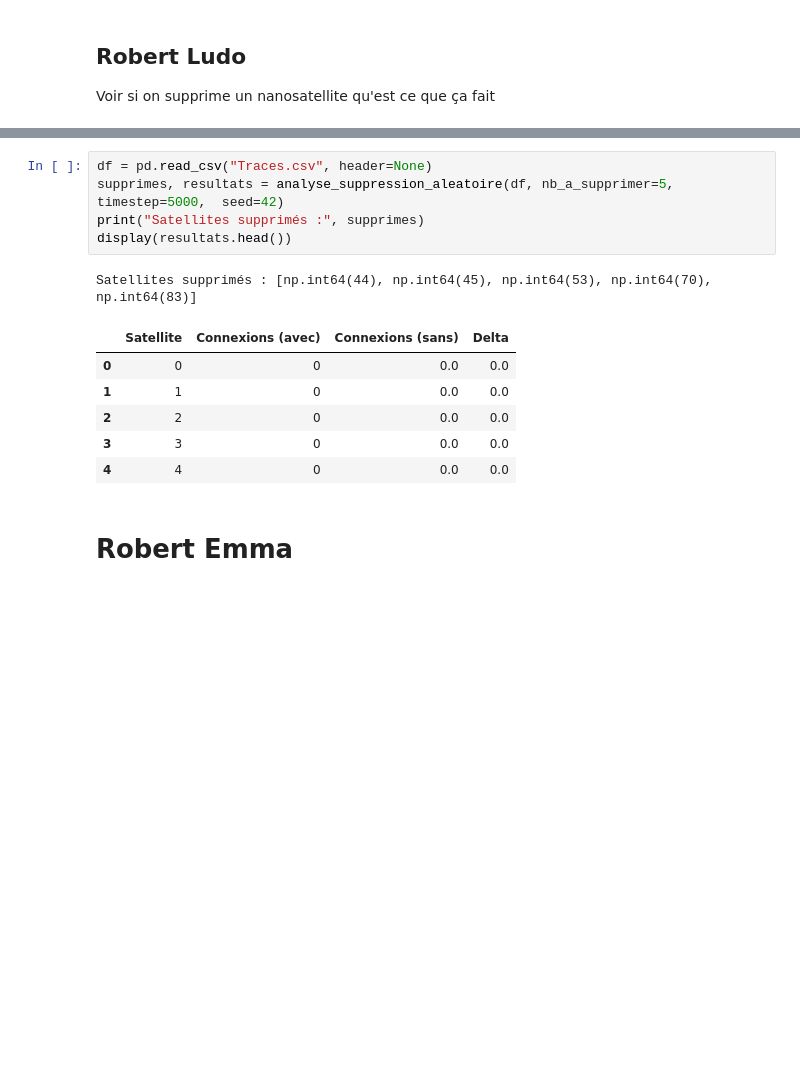
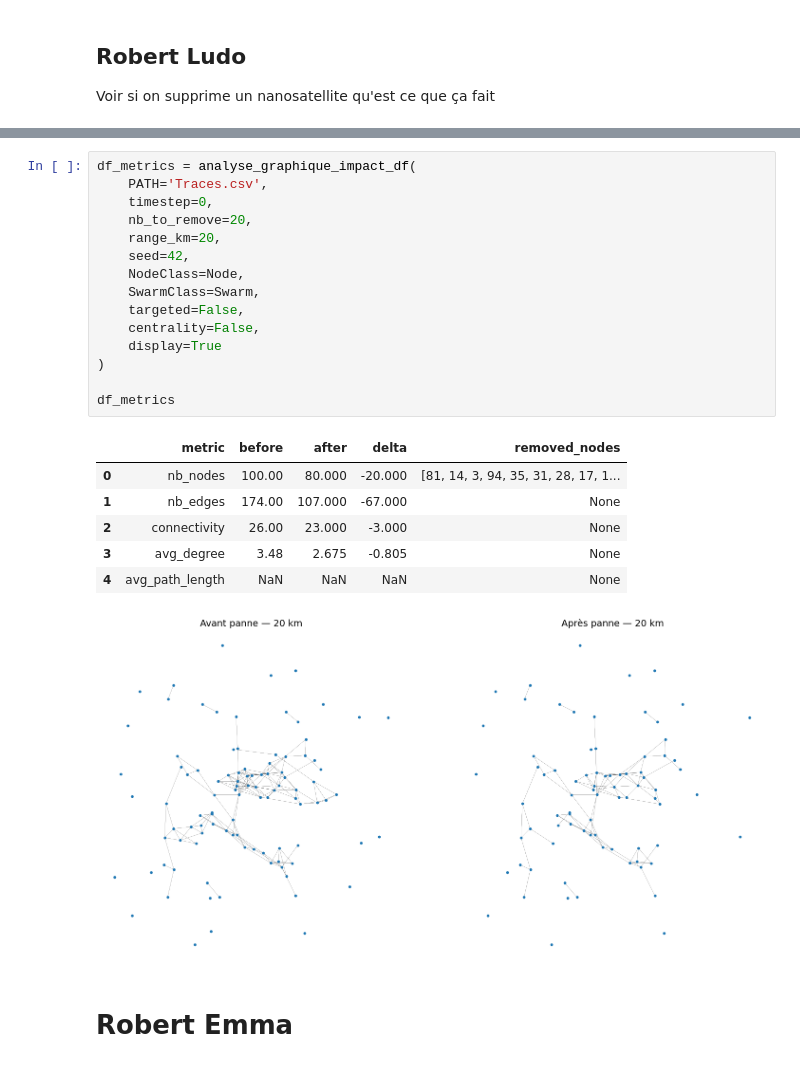
Before and after one commit to Emma-html/projet_reseaux_IA, a Jupyter notebook: partie2.ipynb, the cells around one changed output, grey strips where cells are left out. Cells and saved outputs as stored; diff of their text form; blank space fills up the shorter version.

```diff
--- a/partie2.ipynb
+++ b/partie2.ipynb
@@ -138,16 +167,26 @@ def analyse_suppression_aleatoire(df, nb_a_supprimer, timestep=5000, threshold_k
-# %%
-df = pd.read_csv("Traces.csv", header=None)
-supprimes, resultats = analyse_suppression_aleatoire(df, nb_a_supprimer=5, timestep=5000,  seed=42)
-print("Satellites supprimés :", supprimes)
-display(resultats.head())
-# %% [output]
-Satellites supprimés : [np.int64(44), np.int64(45), np.int64(53), np.int64(70), np.int64(83)]
-|  | Satellite | Connexions (avec) | Connexions (sans) | Delta |
-| 0 | 0 | 0 | 0.0 | 0.0 |
-| 1 | 1 | 0 | 0.0 | 0.0 |
-| 2 | 2 | 0 | 0.0 | 0.0 |
-| 3 | 3 | 0 | 0.0 | 0.0 |
-| 4 | 4 | 0 | 0.0 | 0.0 |
+# %%
+df_metrics = analyse_graphique_impact_df(
+    PATH='Traces.csv',
+    timestep=0,
+    nb_to_remove=20,
+    range_km=20,
+    seed=42,
+    NodeClass=Node,
+    SwarmClass=Swarm,
+    targeted=False,
+    centrality=False,
+    display=True
+)
+
+df_metrics
+# %% [output]
+|  | metric | before | after | delta | removed_nodes |
+| 0 | nb_nodes | 100.00 | 80.000 | -20.000 | [81, 14, 3, 94, 35, 31, 28, 17, 1... |
+| 1 | nb_edges | 174.00 | 107.000 | -67.000 | None |
+| 2 | connectivity | 26.00 | 23.000 | -3.000 | None |
+| 3 | avg_degree | 3.48 | 2.675 | -0.805 | None |
+| 4 | avg_path_length | NaN | NaN | NaN | None |
+[figure, added]
 # %% [markdown]
 # Robert Emma
 # %% [markdown]
```
Also changed, not shown: parts of 2 cells of this notebook.
